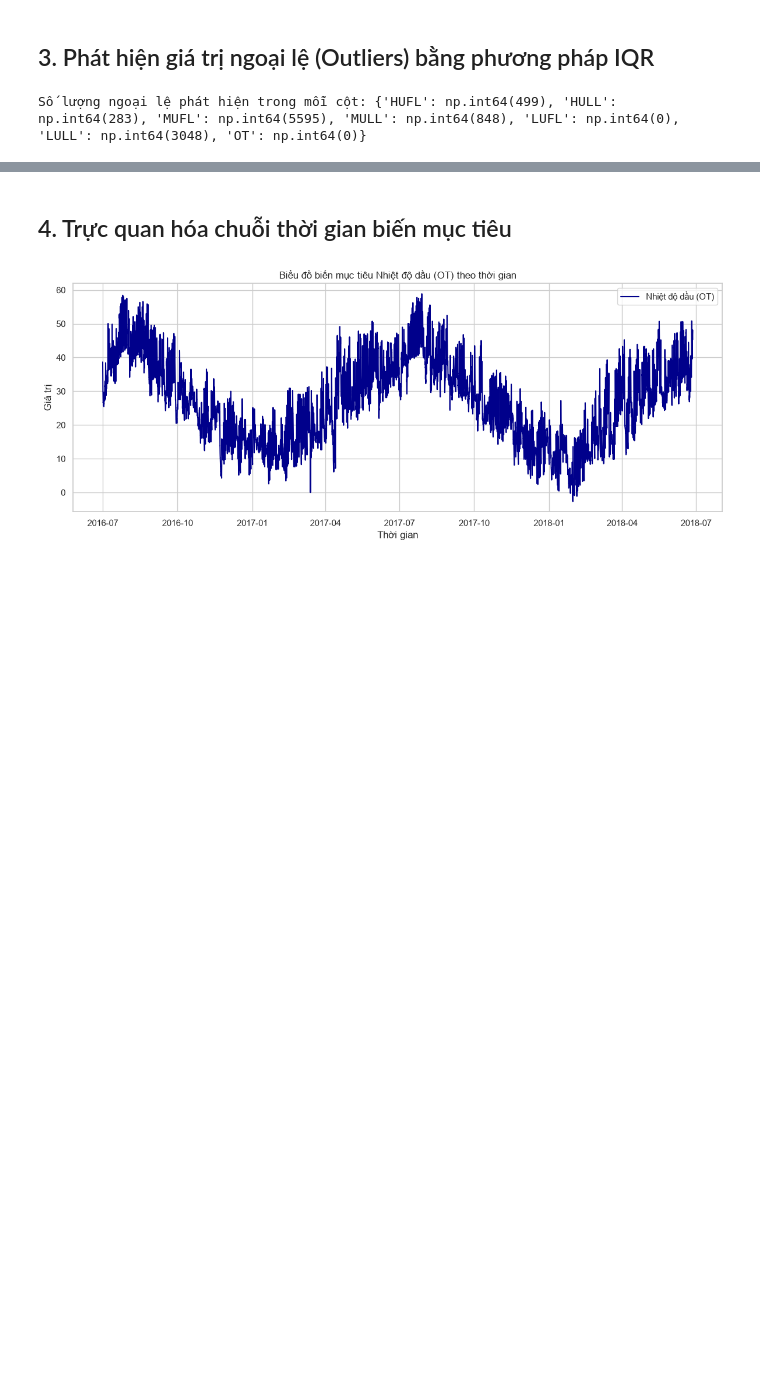
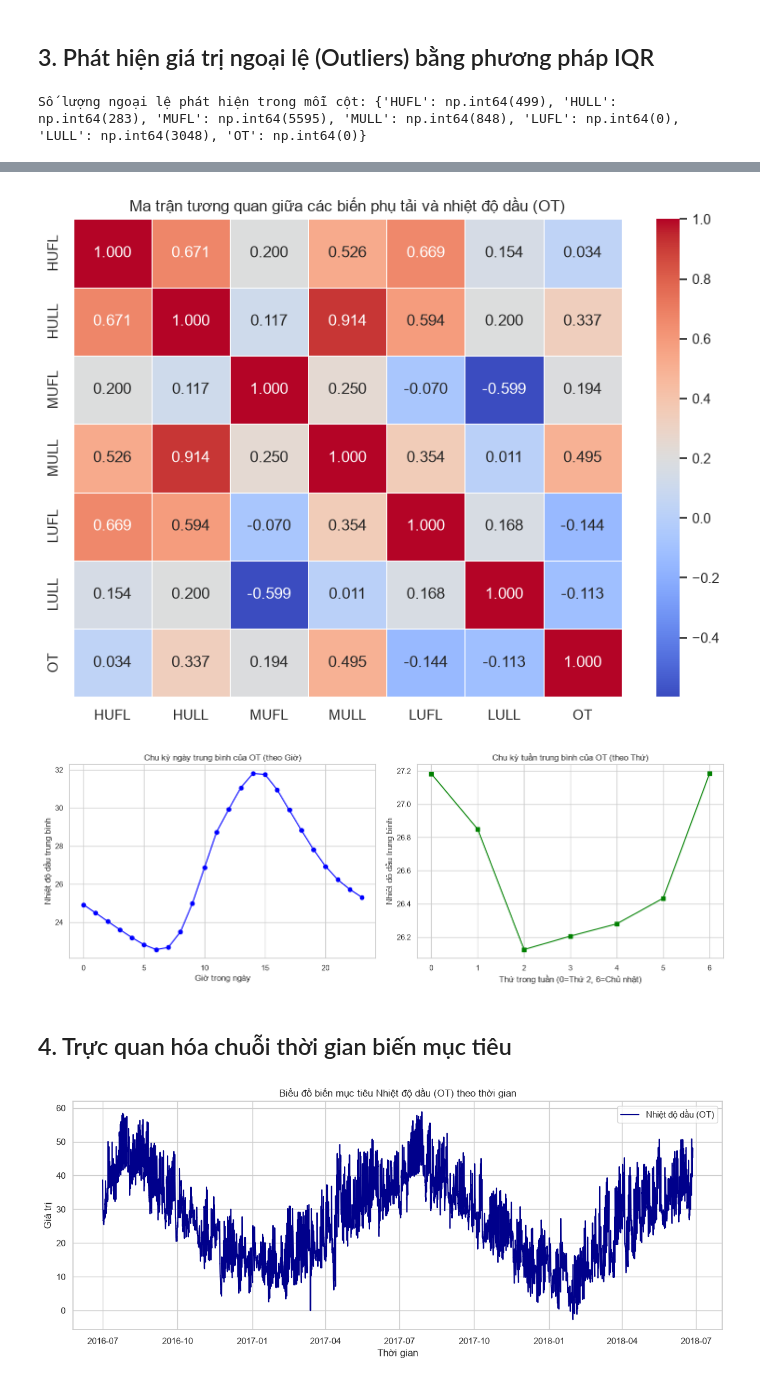
Before and after one commit to kietminh04/time-series-group-04, a Jupyter notebook: notebooks/01_data_exploration.ipynb, the cells around one changed output, grey strips where cells are left out. Cells and saved outputs as stored; diff of their text form; code cells hidden in the pictures; blank space fills up the shorter version.

```diff
--- a/notebooks/01_data_exploration.ipynb
+++ b/notebooks/01_data_exploration.ipynb
@@ -67,3 +109,36 @@ Số lượng ngoại lệ phát hiện trong mỗi cột: {'HUFL': np.int64(499
+# %%
+corr_matrix = df[[c for c in df.columns if c != 'date']].corr()
+plt.figure(figsize=(8, 6))
+sns.heatmap(corr_matrix, annot=True, cmap='coolwarm', fmt='.3f', linewidths=0.5)
+plt.title('Ma trận tương quan giữa các biến phụ tải và nhiệt độ dầu (OT)')
+plt.tight_layout()
+plt.show()
+
+df_cycle = df.copy()
+df_cycle['hour'] = df_cycle['date'].dt.hour
+df_cycle['dayofweek'] = df_cycle['date'].dt.dayofweek
+
+daily_profile = df_cycle.groupby('hour')['OT'].mean()
+weekly_profile = df_cycle.groupby('dayofweek')['OT'].mean()
+
+fig, (ax1, ax2) = plt.subplots(1, 2, figsize=(14, 5))
+daily_profile.plot(ax=ax1, marker='o', color='blue')
+ax1.set_title('Chu kỳ ngày trung bình của OT (theo Giờ)')
+ax1.set_xlabel('Giờ trong ngày')
+ax1.set_ylabel('Nhiệt độ dầu trung bình')
+ax1.grid(True)
+
+weekly_profile.plot(ax=ax2, marker='s', color='green')
+ax2.set_title('Chu kỳ tuần trung bình của OT (theo Thứ)')
+ax2.set_xlabel('Thứ trong tuần (0=Thứ 2, 6=Chủ nhật)')
+ax2.set_ylabel('Nhiệt độ dầu trung bình')
+ax2.grid(True)
+
+plt.tight_layout()
+plt.show()
+# %% [output]
+[figure, added]
+[figure, added]
 # %% [markdown]
 ## 4. Trực quan hóa chuỗi thời gian biến mục tiêu
 # %%
```
Also changed, not shown: parts of 3 cells of this notebook.
